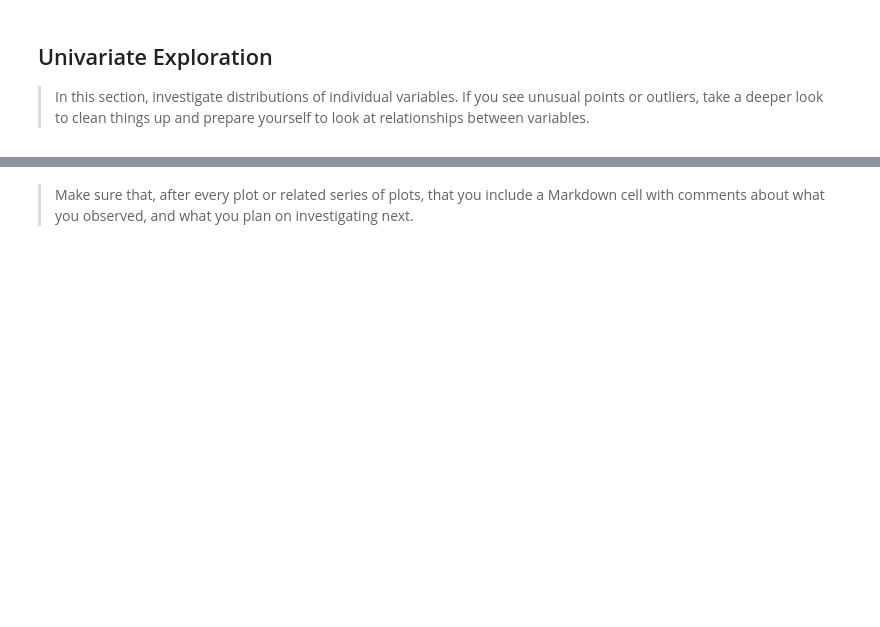
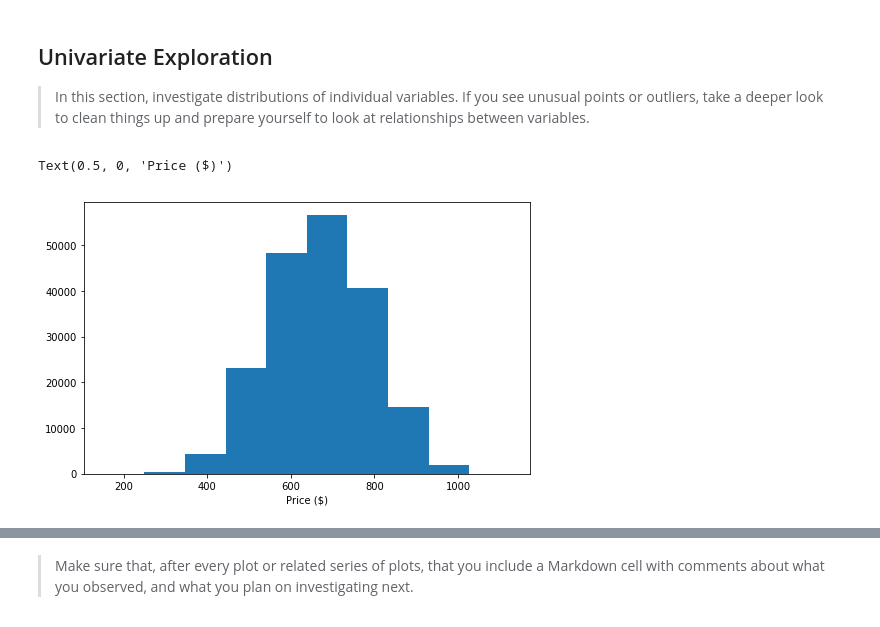
Before and after one commit to Dyke-F/Pisa-Data-Analysis, a Jupyter notebook: pisa_exploration.ipynb, the cells around one changed output, grey strips where cells are left out. Cells and saved outputs as stored; diff of their text form; code cells hidden in the pictures; blank space fills up the shorter version.

```diff
--- a/pisa_exploration.ipynb
+++ b/pisa_exploration.ipynb
@@ -41,9 +107,14 @@ pisa = pd.read_csv('pisa_df.csv')
 # %%
-# convert race/ethnicity, and parental level of education into ordered categorical types
+# # convert books at home, and parental level of education into ordered categorical types
 ordinal_var_dict = {'How many books at home': ['0-10 books','11-25 books','26-100 books','101-200 books','201-500 books', 'More than 500 books'],
-                    'parental level of education': ['some high school', 'high school', 'associate\'s degree', 'some college', 'bachelor\'s degree', 'master\'s degree']}
+                    'Mother<Highest Schooling>': ['She did not complete <ISCED level 1>', '<ISCED level 1>', '<ISCED level 2>', '<ISCED level 3B, 3C>', '<ISCED level 3A>'],
+                    'Father<Highest Schooling>': ['He did not complete <ISCED level 1>', '<ISCED level 1>', '<ISCED level 2>', '<ISCED level 3B, 3C>', '<ISCED level 3A>']}
 
 for var in ordinal_var_dict:
     ordered_var = pd.api.types.CategoricalDtype(ordered = True,
                                                 categories = ordinal_var_dict[var])
-    exams[var] = exams[var].astype(ordered_var)
+    pisa[var] = pisa[var].astype(ordered_var)
+# %%
+books = ['0-10 books','11-25 books','26-100 books','101-200 books','201-500 books', 'More than 500 books']
+book_amounts = pd.api.types.CategoricalDtype(ordered = True, categories = books)
+pisa['How many books at home'] = pisa['How many books at home'].astype(book_amounts);
@@ -65,3 +157,10 @@ for var in ordinal_var_dict:
 > In this section, investigate distributions of individual variables. If
 you see unusual points or outliers, take a deeper look to clean things up
 and prepare yourself to look at relationships between variables.
+# %%
+plt.figure(figsize=[8, 5])
+plt.hist(data = pisa, x = 'Average Total Score')
+plt.xlabel('Price ($)')
+# %% [output]
+Text(0.5, 0, 'Price ($)')
+[figure, added]
```
Also changed, not shown: parts of 30 cells of this notebook.
